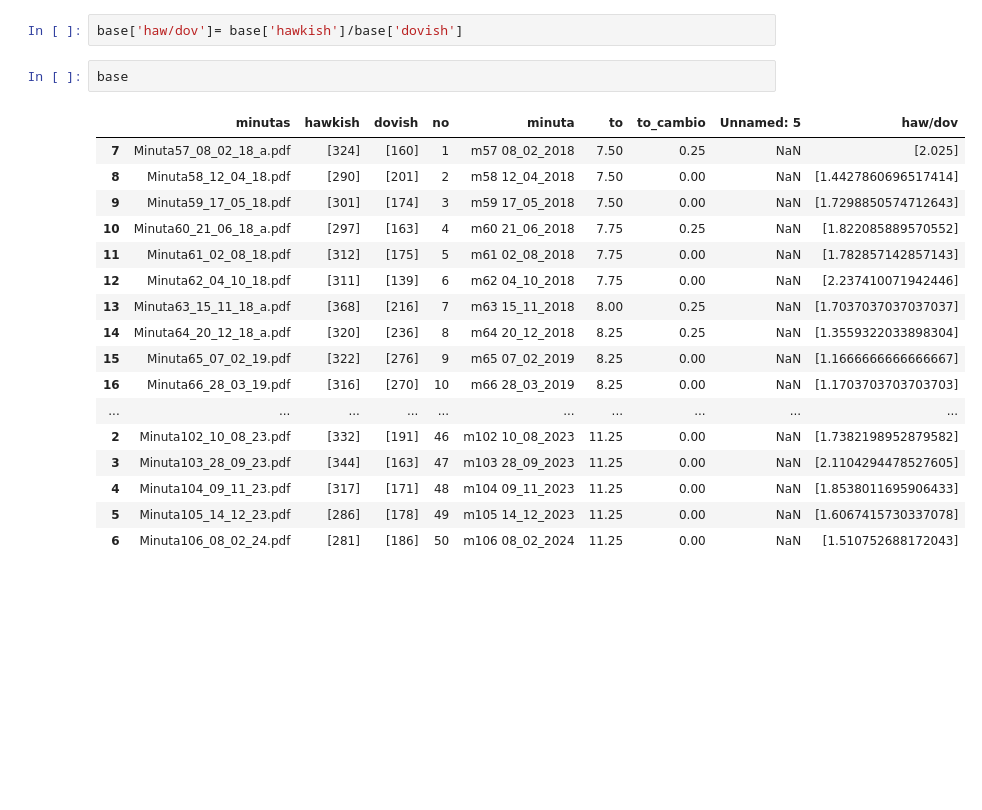
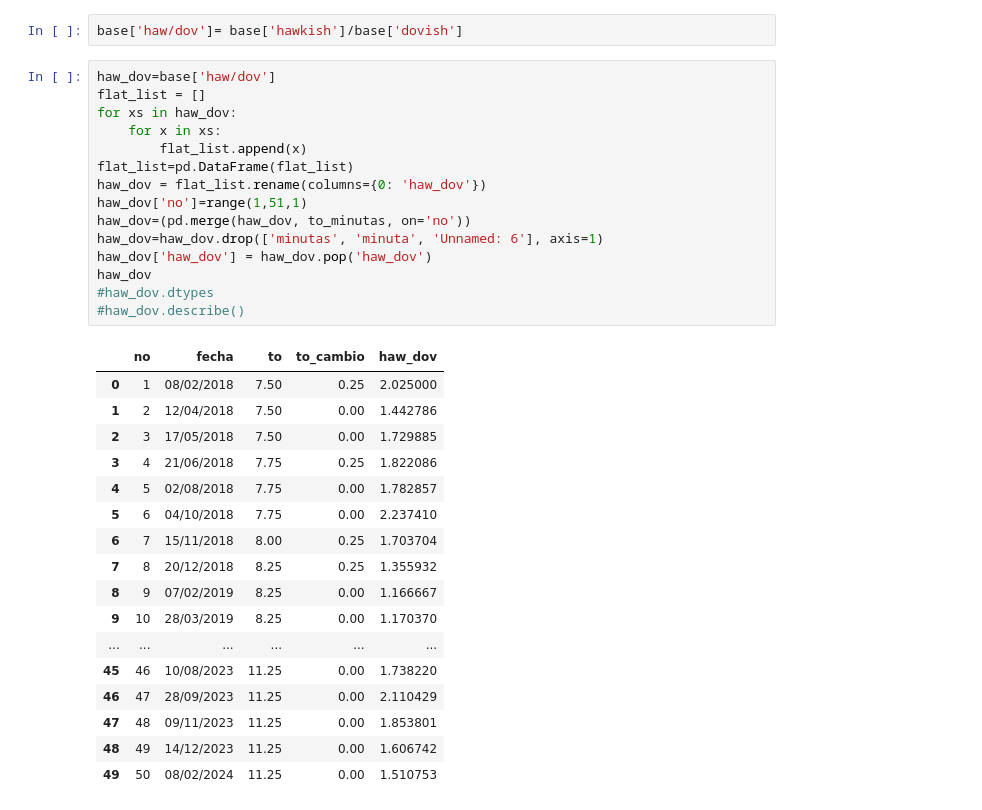
Before and after one commit to LeobardoEnriquezH/TetxAnalysisExample1, a Jupyter notebook: textanalysis.ipynb, the cells around one changed output. Drawn from its saved outputs; the diff is of its cells as text; blank space fills up the shorter version.

```diff
--- a/textanalysis.ipynb
+++ b/textanalysis.ipynb
@@ -174,23 +174,36 @@ base =base.sort_values(by=['no'])
 # %%
 base['haw/dov']= base['hawkish']/base['dovish']
 # %%
-base
+haw_dov=base['haw/dov']
+flat_list = []
+for xs in haw_dov:
+    for x in xs:
+        flat_list.append(x)
+flat_list=pd.DataFrame(flat_list)
+haw_dov = flat_list.rename(columns={0: 'haw_dov'})
+haw_dov['no']=range(1,51,1)
+haw_dov=(pd.merge(haw_dov, to_minutas, on='no'))
+haw_dov=haw_dov.drop(['minutas', 'minuta', 'Unnamed: 6'], axis=1)
+haw_dov['haw_dov'] = haw_dov.pop('haw_dov')
+haw_dov
+#haw_dov.dtypes
+#haw_dov.describe()
 # %% [output]
-|  | minutas | hawkish | dovish | no | minuta | to | to_cambio | Unnamed: 5 | haw/dov |
-| 7 | Minuta57_08_02_18_a.pdf | [324] | [160] | 1 | m57 08_02_2018 | 7.50 | 0.25 | NaN | [2.025] |
-| 8 | Minuta58_12_04_18.pdf | [290] | [201] | 2 | m58 12_04_2018 | 7.50 | 0.00 | NaN | [1.4427860696517414] |
-| 9 | Minuta59_17_05_18.pdf | [301] | [174] | 3 | m59 17_05_2018 | 7.50 | 0.00 | NaN | [1.7298850574712643] |
-| 10 | Minuta60_21_06_18_a.pdf | [297] | [163] | 4 | m60 21_06_2018 | 7.75 | 0.25 | NaN | [1.822085889570552] |
-| 11 | Minuta61_02_08_18.pdf | [312] | [175] | 5 | m61 02_08_2018 | 7.75 | 0.00 | NaN | [1.782857142857143] |
-| 12 | Minuta62_04_10_18.pdf | [311] | [139] | 6 | m62 04_10_2018 | 7.75 | 0.00 | NaN | [2.237410071942446] |
-| 13 | Minuta63_15_11_18_a.pdf | [368] | [216] | 7 | m63 15_11_2018 | 8.00 | 0.25 | NaN | [1.7037037037037037] |
-| 14 | Minuta64_20_12_18_a.pdf | [320] | [236] | 8 | m64 20_12_2018 | 8.25 | 0.25 | NaN | [1.3559322033898304] |
-| 15 | Minuta65_07_02_19.pdf | [322] | [276] | 9 | m65 07_02_2019 | 8.25 | 0.00 | NaN | [1.1666666666666667] |
-| 16 | Minuta66_28_03_19.pdf | [316] | [270] | 10 | m66 28_03_2019 | 8.25 | 0.00 | NaN | [1.1703703703703703] |
-| ... | ... | ... | ... | ... | ... | ... | ... | ... | ... |
-| 2 | Minuta102_10_08_23.pdf | [332] | [191] | 46 | m102 10_08_2023 | 11.25 | 0.00 | NaN | [1.7382198952879582] |
-| 3 | Minuta103_28_09_23.pdf | [344] | [163] | 47 | m103 28_09_2023 | 11.25 | 0.00 | NaN | [2.1104294478527605] |
-| 4 | Minuta104_09_11_23.pdf | [317] | [171] | 48 | m104 09_11_2023 | 11.25 | 0.00 | NaN | [1.8538011695906433] |
-| 5 | Minuta105_14_12_23.pdf | [286] | [178] | 49 | m105 14_12_2023 | 11.25 | 0.00 | NaN | [1.6067415730337078] |
-| 6 | Minuta106_08_02_24.pdf | [281] | [186] | 50 | m106 08_02_2024 | 11.25 | 0.00 | NaN | [1.510752688172043] |
+|  | no | fecha | to | to_cambio | haw_dov |
+| 0 | 1 | 08/02/2018 | 7.50 | 0.25 | 2.025000 |
+| 1 | 2 | 12/04/2018 | 7.50 | 0.00 | 1.442786 |
+| 2 | 3 | 17/05/2018 | 7.50 | 0.00 | 1.729885 |
+| 3 | 4 | 21/06/2018 | 7.75 | 0.25 | 1.822086 |
+| 4 | 5 | 02/08/2018 | 7.75 | 0.00 | 1.782857 |
+| 5 | 6 | 04/10/2018 | 7.75 | 0.00 | 2.237410 |
+| 6 | 7 | 15/11/2018 | 8.00 | 0.25 | 1.703704 |
+| 7 | 8 | 20/12/2018 | 8.25 | 0.25 | 1.355932 |
+| 8 | 9 | 07/02/2019 | 8.25 | 0.00 | 1.166667 |
+| 9 | 10 | 28/03/2019 | 8.25 | 0.00 | 1.170370 |
+| ... | ... | ... | ... | ... | ... |
+| 45 | 46 | 10/08/2023 | 11.25 | 0.00 | 1.738220 |
+| 46 | 47 | 28/09/2023 | 11.25 | 0.00 | 2.110429 |
+| 47 | 48 | 09/11/2023 | 11.25 | 0.00 | 1.853801 |
+| 48 | 49 | 14/12/2023 | 11.25 | 0.00 | 1.606742 |
+| 49 | 50 | 08/02/2024 | 11.25 | 0.00 | 1.510753 |
 # %%
```
Also changed, not shown: parts of 16 cells of this notebook, 2 other files.
